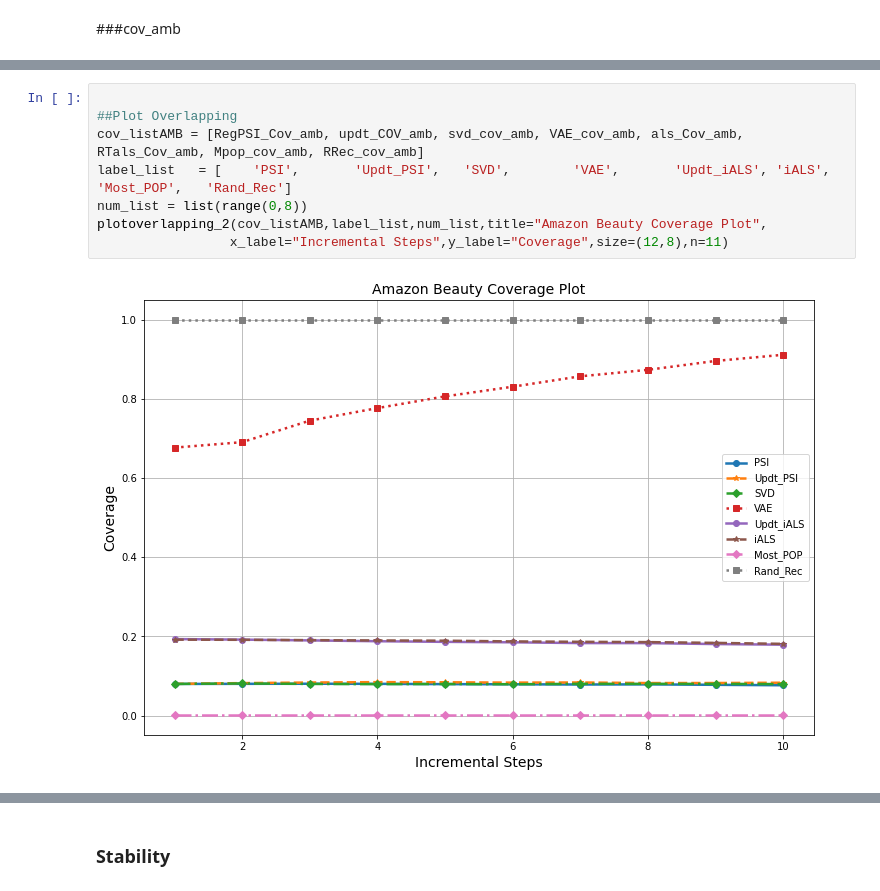
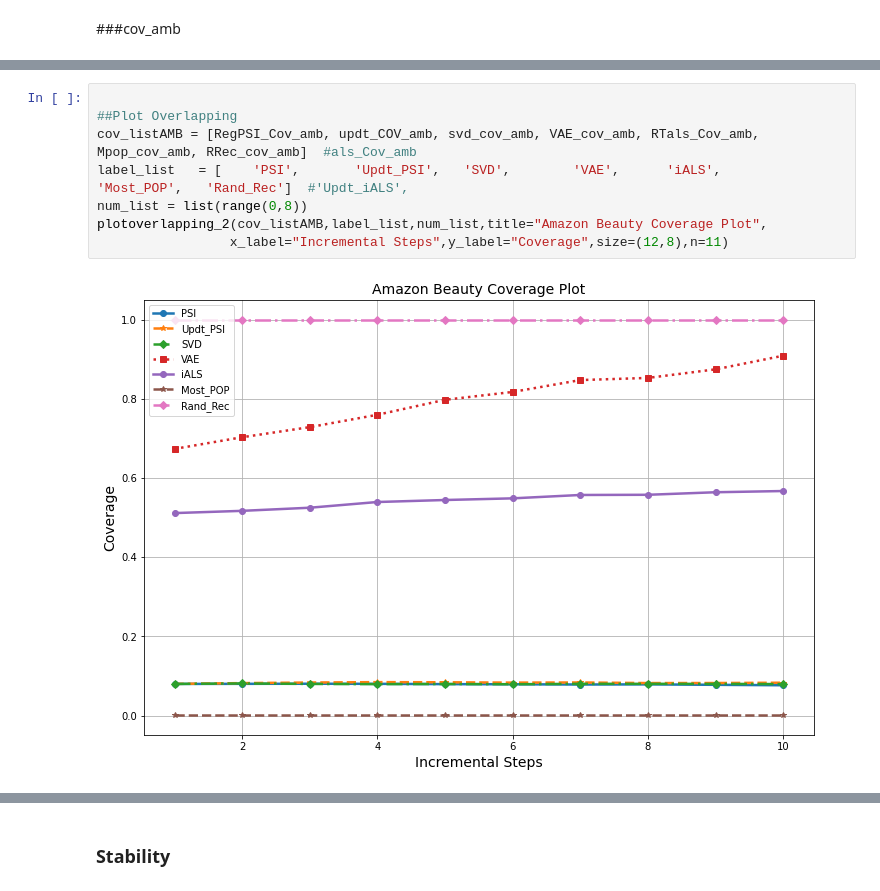
Before and after one commit to Oluwafemi-939/Incremental_PSI, a Jupyter notebook: Notebooks/Results_Note.ipynb, the cells around one changed output, grey strips where cells are left out. Cells and saved outputs as stored; diff of their text form.

```diff
--- a/Notebooks/Results_Note.ipynb
+++ b/Notebooks/Results_Note.ipynb
@@ -79,13 +82,13 @@ makeplot(AllSteps_10,AMZB_cov_DF,y_label="Coverage",x_label="Incremental Steps",
 # %%
 
 ##Plot Overlapping
-cov_listAMB = [RegPSI_Cov_amb, updt_COV_amb, svd_cov_amb, VAE_cov_amb, als_Cov_amb, RTals_Cov_amb, Mpop_cov_amb, RRec_cov_amb]
-label_list   = [    'PSI',       'Updt_PSI',   'SVD',        'VAE',       'Updt_iALS', 'iALS',       'Most_POP',   'Rand_Rec']
+cov_listAMB = [RegPSI_Cov_amb, updt_COV_amb, svd_cov_amb, VAE_cov_amb, RTals_Cov_amb, Mpop_cov_amb, RRec_cov_amb]  #als_Cov_amb
+label_list   = [    'PSI',       'Updt_PSI',   'SVD',        'VAE',      'iALS',       'Most_POP',   'Rand_Rec']  #'Updt_iALS',
 num_list = list(range(0,8))
 plotoverlapping_2(cov_listAMB,label_list,num_list,title="Amazon Beauty Coverage Plot",
                  x_label="Incremental Steps",y_label="Coverage",size=(12,8),n=11)
 # %% [output]
-[figure, old version]
+[figure, new version]
 # %%
  make_boxplot(AMZB_cov_DF,"Coverage",'Models','Coverage Range of Values (Amazon Beauty)')
 # %% [output]
```
Also changed, not shown: parts of 76 cells of this notebook.
